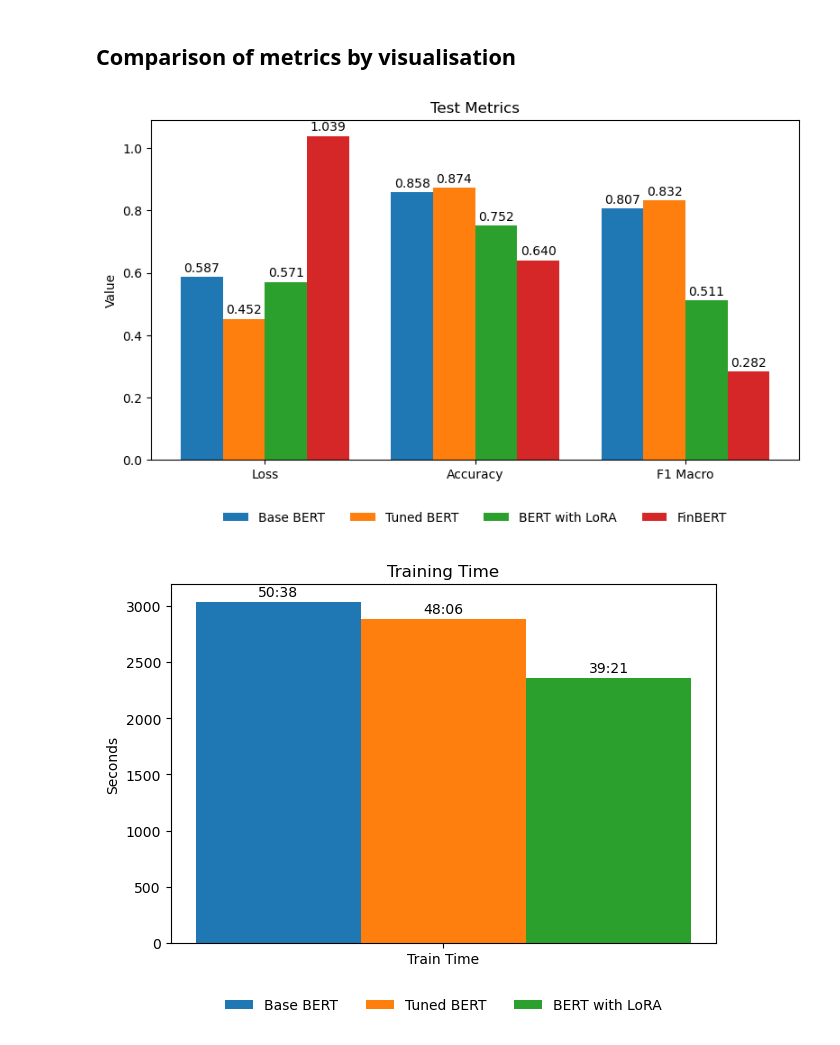
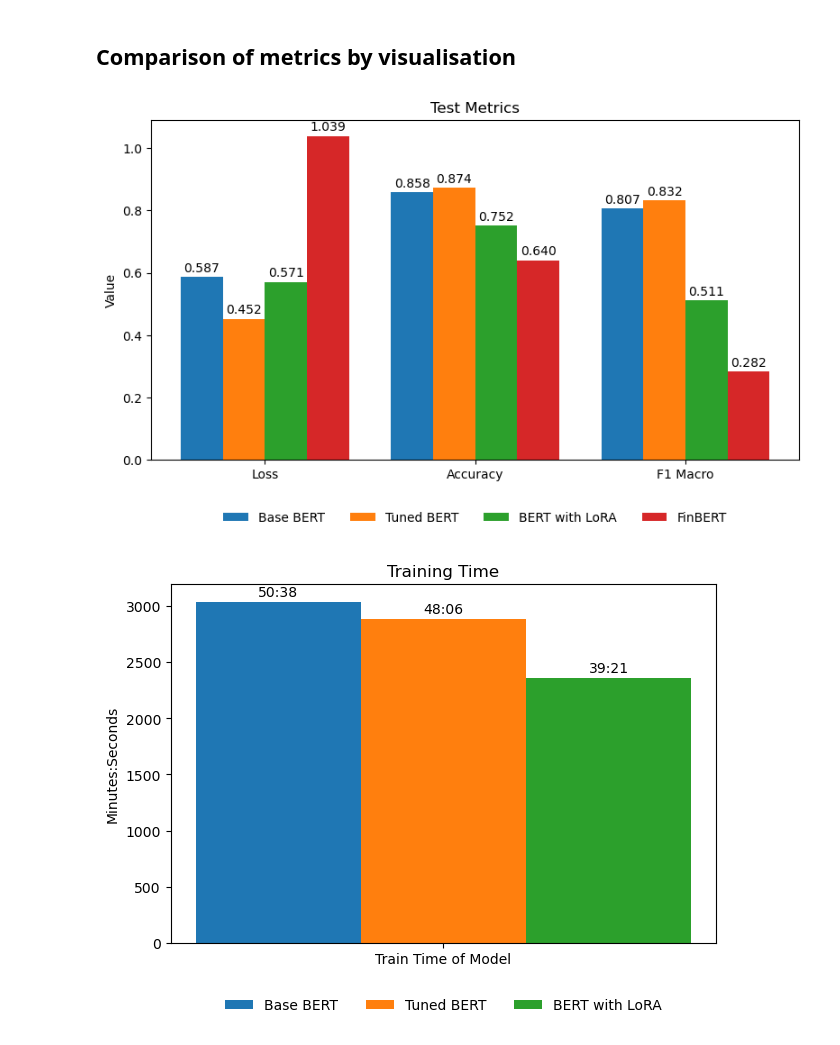
Before and after one commit to cedrickbx/LLM_finetuning_project, a Jupyter notebook: CS614_Assignment_1.ipynb, the cells around one changed output. Saved outputs shown, nothing was run; the diff lists cells and outputs as text; code cells hidden in the pictures.

Commit message:
updated metric visualisation

```diff
--- a/CS614_Assignment_1.ipynb
+++ b/CS614_Assignment_1.ipynb
@@ -436,19 +436,19 @@ print(test_metrics)
 # %%
 # test metrics (rounded to 5 d.p.)
 results = {
-    "Base BERT": {"loss": 0.58719, "accuracy": 0.85846, "f1_macro": 0.80690, "train_time_secs": 3038.16952},
-    "Tuned BERT": {"loss": 0.45159, "accuracy": 0.87395, "f1_macro": 0.83198, "train_time_secs": 2886.48378},
-    "BERT with LoRA": {"loss": 0.57092, "accuracy": 0.75168, "f1_macro": 0.51115, "train_time_secs": 2360.90382},
-    "FinBERT": {"loss": 1.03918, "accuracy": 0.64028, "f1_macro": 0.28204},
+    "Base BERT": {"loss": 0.58719, "accuracy": 0.85846, "F1_macro": 0.80690, "train_time_secs": 3038.16952},
+    "Tuned BERT": {"loss": 0.45159, "accuracy": 0.87395, "F1_macro": 0.83198, "train_time_secs": 2886.48378},
+    "BERT with LoRA": {"loss": 0.57092, "accuracy": 0.75168, "F1_macro": 0.51115, "train_time_secs": 2360.90382},
+    "FinBERT": {"loss": 1.03918, "accuracy": 0.64028, "F1_macro": 0.28204},
 }
 
-# 2) Build DataFrame: rows = models, cols = metrics
+#Build DataFrame to visualise metrics
 df = pd.DataFrame.from_dict(results, orient="index")
 # Choose metric order
 metrics = ["loss", "accuracy", "F1_macro"]
 df = df[metrics]
 
-# 3) Clustered bars with x-axis = metrics, bars = models
+# function to plot clustered bars
 def plot_grouped_by_metric(df, title="Test Metrics"):
     models  = df.index.tolist()
     metrics = df.columns.tolist()
@@ -492,35 +492,35 @@ def plot_grouped_time(df_time, title="Training Time"):
     if df_time.empty:
         print("No training time data.")
         return
 
     models = df_time.index.tolist()
-    time_metrics = ["train_time_secs"]  # extend if you add more time keys later
-    x = np.arange(len(time_metrics))    # one group for 'Train Time'
+    time_metrics = ["train_time_secs"]
+    x = np.arange(len(time_metrics))
     n_models = len(models)
     total_width = 0.8
     bar_w = total_width / n_models
     offsets = np.linspace(-total_width/2 + bar_w/2, total_width/2 - bar_w/2, n_models)
 
     plt.figure()
     ax = plt.gca()
 
     for i, model in enumerate(models):
         val = float(df_time.loc[model, "train_time_secs"])
         bar = ax.bar(x + offsets[i], [val], width=bar_w, label=model)[0]
         ax.annotate(_fmt_time(val),
                     (bar.get_x() + bar.get_width()/2.0, bar.get_height()),
                     ha="center", va="bottom", xytext=(0, 2), textcoords="offset points")
 
     ax.set_xticks(x)
-    ax.set_xticklabels(["Train Time"])
-    ax.set_ylabel("Seconds")
+    ax.set_xticklabels(["Train Time of Model"])
+    ax.set_ylabel("Minutes:Seconds")
     ax.set_title(title)
     ax.legend(loc="upper center", bbox_to_anchor=(0.5, -0.12), ncol=min(n_models, 4), frameon=False)
     plt.subplots_adjust(bottom=0.2)
     plt.tight_layout()
     plt.show()
 
 plot_grouped_time(df_time)
 # %% [output]
 [figure]
-[figure, old version]
+[figure, new version]
```
